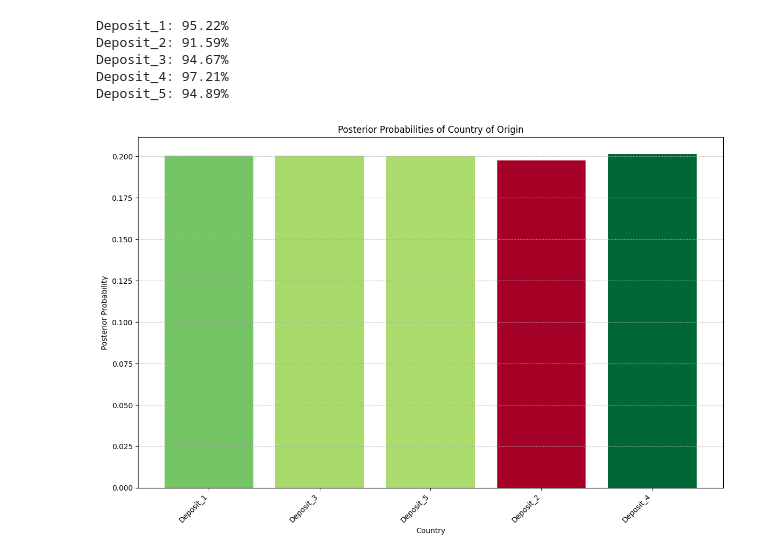
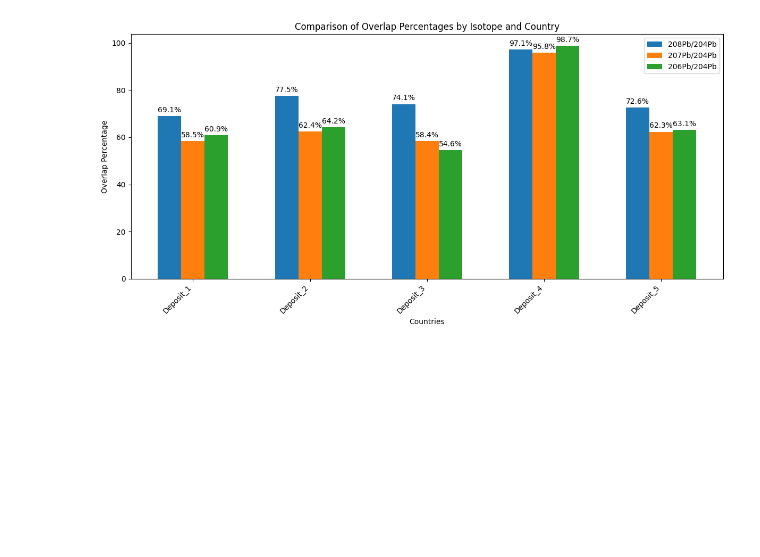
Before and after one commit to estebanix/Pb_ISO_deposit_estimation, a Jupyter notebook: notebook.ipynb, the cells around one changed output. Drawn from its saved outputs; the diff is of its cells as text; code cells hidden in the pictures; blank space fills up the shorter version.

```diff
--- a/notebook.ipynb
+++ b/notebook.ipynb
@@ -113,75 +8,5 @@ plt.show()
-# %%
-country_ratios = {}
-
-# Extract and organize data
-for ratio, entries in comparison_results.items():
-    for country, value in entries:
-        if country not in country_ratios:
-            country_ratios[country] = [None, None, None]
-
-        # Determine index for the ratio
-        if ratio == '208Pb/204Pb':
-            country_ratios[country][0] = value
-        elif ratio == '207Pb/204Pb':
-            country_ratios[country][1] = value
-        elif ratio == '206Pb/204Pb':
-            country_ratios[country][2] = value
-
-# Print the arrays for each country
-for country, ratios in country_ratios.items():
-        mean = np.mean(ratios)
-
-        print(f"{country}: {mean:.2f}%")
-# %% [output]
-Deposit_1: 95.22%
-Deposit_2: 91.59%
-Deposit_3: 94.67%
-Deposit_4: 97.21%
-Deposit_5: 94.89%
-# %%
-def extract_ratios(data):
-    countries = set([country for ratio_list in data.values() for country, _ in ratio_list])
-    country_ratios = {country: [] for country in countries}
-
-    for ratio_type, ratio_list in data.items():
-        for country, ratio in ratio_list:
-            country_ratios[country].append(ratio / 100)
-
-    return country_ratios
-
-def calculate_likelihood(match_ratios):
-    return np.exp(-np.sum((1 - np.array(match_ratios))**2))
-
-def calculate_probabilities(data):
-    country_ratios = extract_ratios(data)
-
-    likelihoods = {country: calculate_likelihood(ratios) for country, ratios in country_ratios.items()}
-
-    total_likelihood = sum(likelihoods.values())
-    probabilities = {country: likelihood / total_likelihood for country, likelihood in likelihoods.items()}
-
-    return probabilities
-
-probabilities = calculate_probabilities(comparison_results)
-
-cmap = plt.get_cmap('RdYlGn')
-
-norm = plt.Normalize(vmin=min(probabilities.values()), vmax=max(probabilities.values()))
-
-fig, ax = plt.subplots(figsize=(12, 8))
-
-colors = [cmap(norm(value)) for value in probabilities.values()]
-bars = ax.bar(probabilities.keys(), probabilities.values(), color=colors)
-
-ax.set_xlabel("Country")
-ax.set_ylabel("Posterior Probability")
-ax.set_title("Posterior Probabilities of Country of Origin")
-
-ax.set_xticklabels(probabilities.keys(), rotation=45, ha='right')
-
-ax.grid(axis='y', linestyle='--', alpha=0.7)
-
-plt.tight_layout()
-plt.show()
-# %% [output]
-[figure, removed]
+# %%
+comparison_results = run_model()
+overlap_percentage_plot(comparison_results, isotope_ratios)
+# %% [output]
+[figure, added]
```
Also changed, not shown: parts of 11 cells of this notebook, 5 other files.
